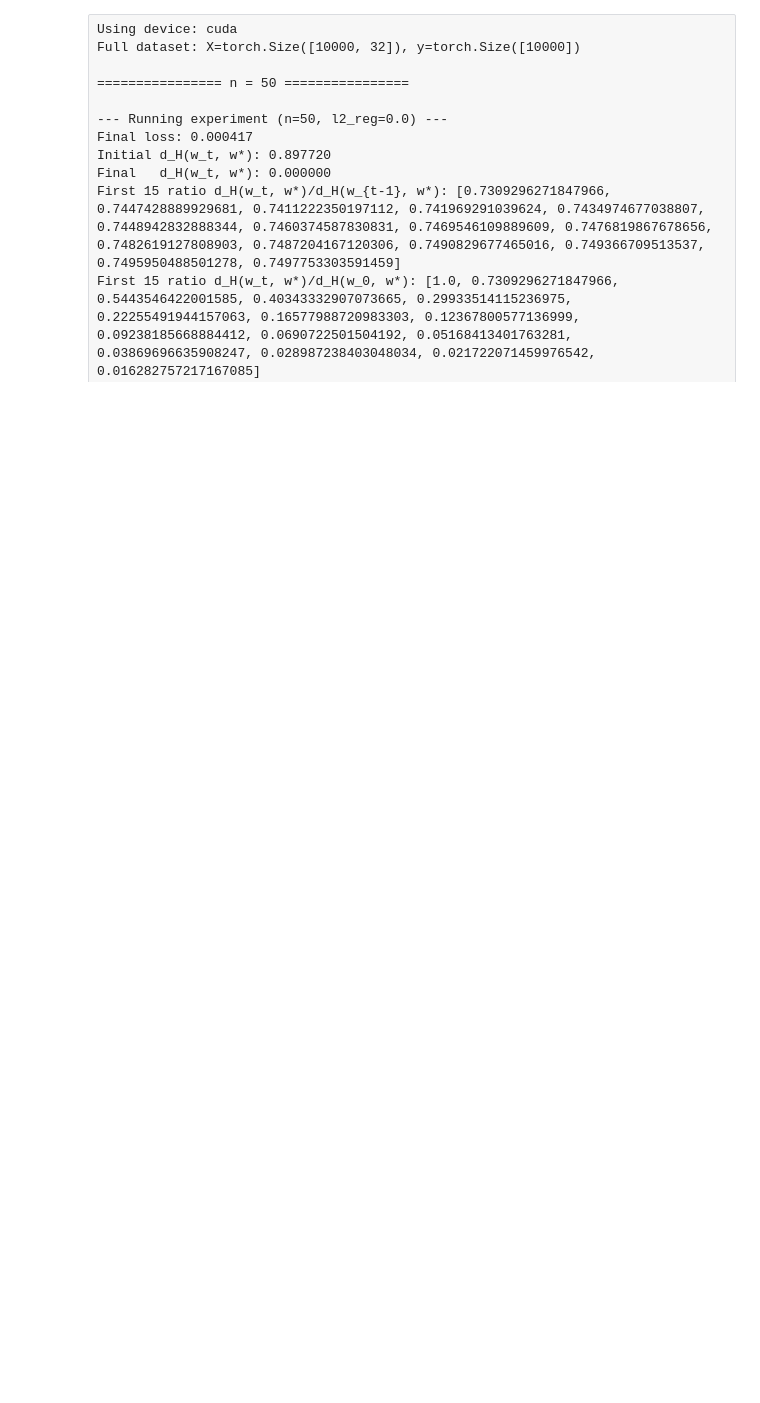
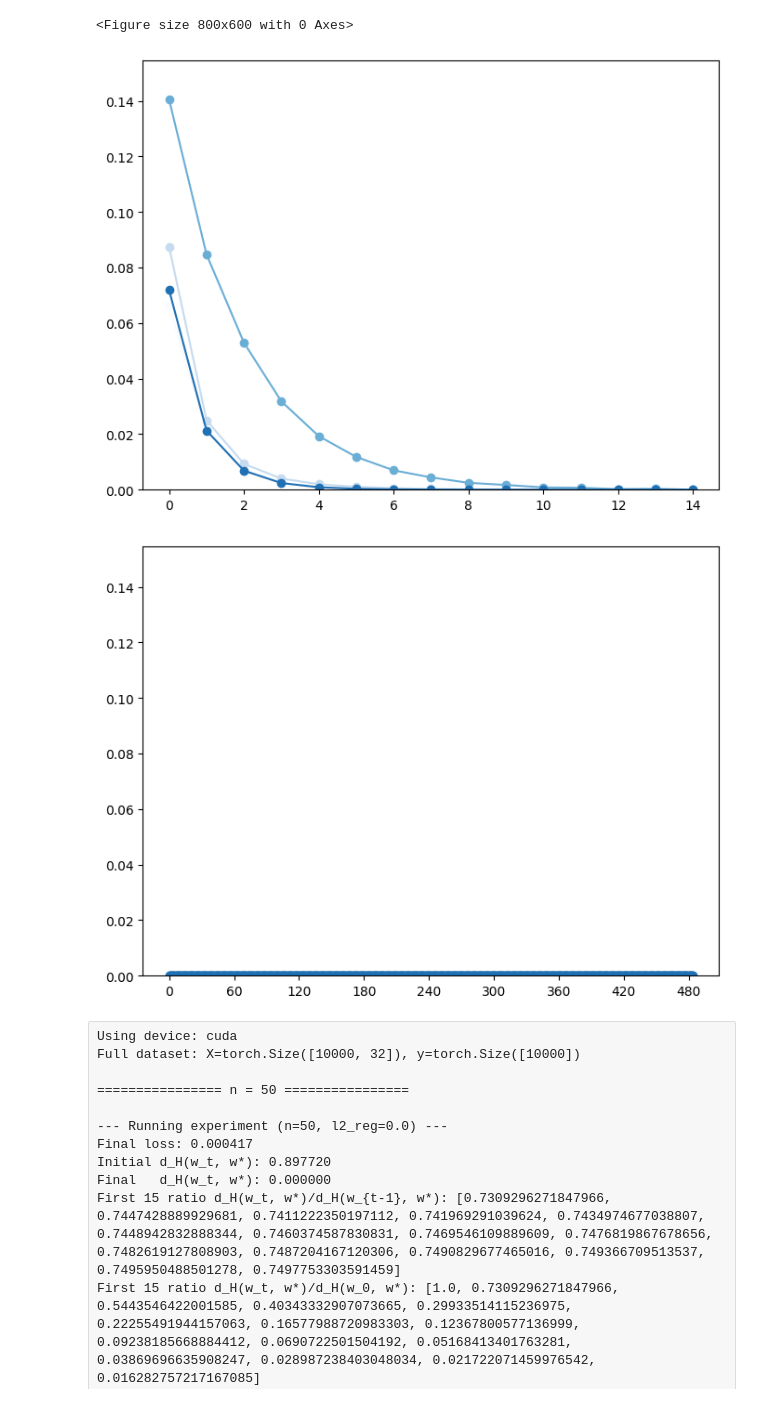
Before and after one commit to cis-aconiticacid/Hilbert_Metric_on_gradient_flow, a Jupyter notebook: swiss_roll_models/notebook/regression/l2_regulizer_SP.ipynb, the cells around one changed output. Saved outputs shown, nothing was run; the diff lists cells and outputs as text; code cells hidden in the pictures; blank space fills up the shorter version.

```diff
--- a/swiss_roll_models/notebook/regression/l2_regulizer_SP.ipynb
+++ b/swiss_roll_models/notebook/regression/l2_regulizer_SP.ipynb
@@ -234,3 +182,37 @@ First 15 d_H(w_{t+1}, w_t): [0.1739997211734995, 0.030647271337481057, 0.0155545
+# %%
+fig = plt.figure(figsize=(8, 6))
+y_min = 0
+y_max = max(
+    max(max(group) for group in first_20s),
+    max(max(group) for group in other_20s)
+) * 1.1
+
+import matplotlib.cm as cm
+plt.figure(figsize=(8, 6))
+plt.ylim(y_min, y_max)
+plt.xscale('linear')
+plt.yscale('linear')
+plt.gca().xaxis.set_major_locator(MaxNLocator(integer=True))
+num_groups = len(first_20s)
+colors = cm.Blues([i / num_groups for i in range(num_groups)])
+for i, first_20 in enumerate(first_20s):
+    plt.plot(range(len(first_20)), first_20, marker='o', color=colors[i])
+
+plt.show()
+
+
+plt.figure(figsize=(8, 6))
+plt.ylim(y_min, y_max)
+plt.xscale('linear')
+plt.yscale('linear')
+plt.gca().xaxis.set_major_locator(MaxNLocator(integer=True))
+for i, other_20 in enumerate(other_20s):
+    plt.plot(range(len(other_20)), other_20, marker='o', color=colors[i])
+plt.show()
+# %% [output]
+<Figure size 800x600 with 0 Axes>
+[figure, added]
+[figure, added]
 # %% [raw]
 Using device: cuda
 Full dataset: X=torch.Size([10000, 32]), y=torch.Size([10000])
```
Also changed, not shown: parts of 3 cells of this notebook, 13 other files.
